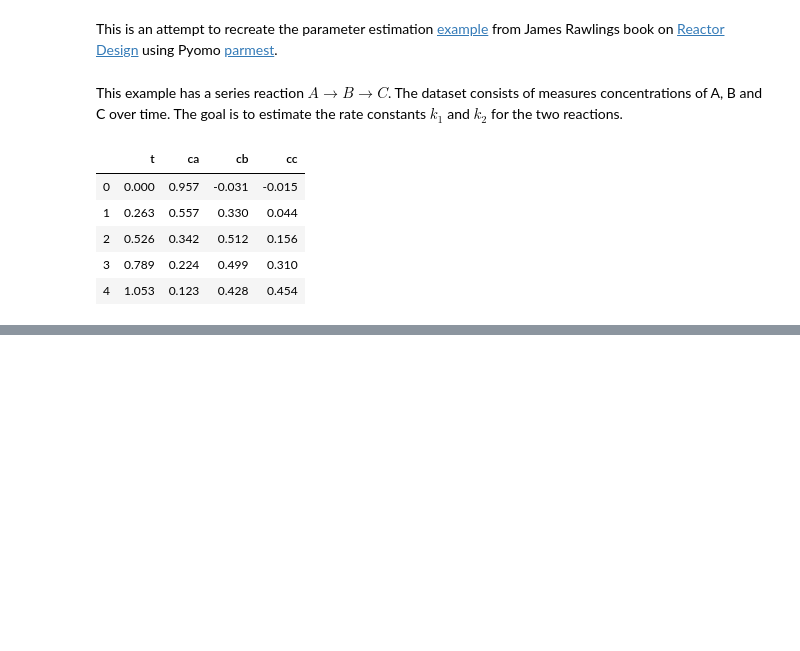
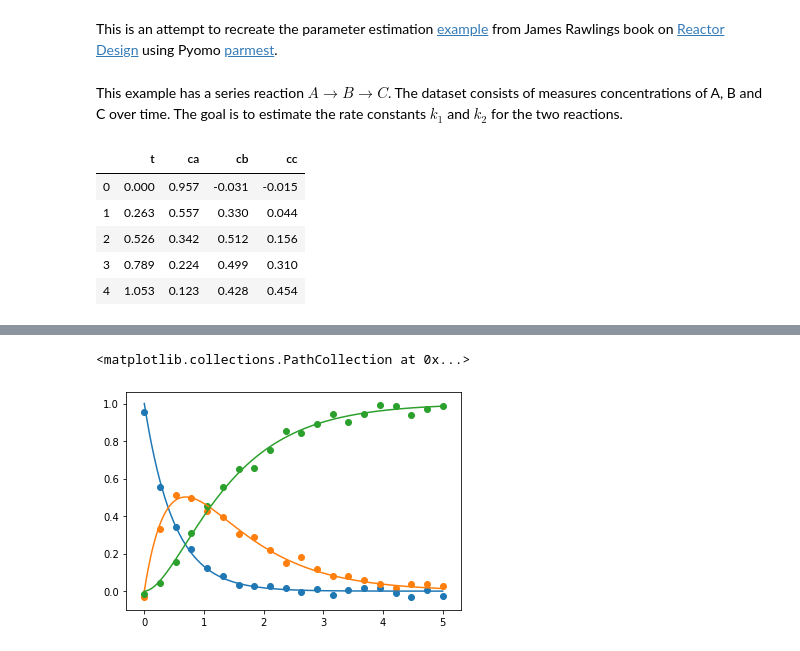
Before and after one commit to notesofdabbler/learn_pyomo, a Jupyter notebook: wk_parmest/ABC_parmest.ipynb, the cells around one changed output, grey strips where cells are left out. Saved outputs shown, nothing was run; the diff lists cells and outputs as text; code cells hidden in the pictures; blank space fills up the shorter version.

Commit message:
added some more examples of parameter estimation from Rawlings Reactor Design Book

```diff
--- a/wk_parmest/ABC_parmest.ipynb
+++ b/wk_parmest/ABC_parmest.ipynb
@@ -29,7 +29,7 @@ data = [{'ca_meas': {k:v for (k, v) in zip(data_df.t, data_df.ca)},
 #
 # Define the model
 #
-def ABC_model(data):
+def ABC_model(data, disctype):
 
     ca_meas = data['ca_meas']
     cb_meas = data['cb_meas']
@@ -96,8 +96,12 @@ def ABC_model(data):
         return model.FirstStageCost + model.SecondStageCost
     m.Total_Cost_Objective = Objective(rule=total_cost_rule, sense=minimize)
 
-    disc = TransformationFactory('dae.collocation')
-    disc.apply_to(m, nfe=20, ncp=4)
+    if disctype == 'colloc':
+        disc = TransformationFactory('dae.collocation')
+        disc.apply_to(m, nfe=20, ncp=4)
+    else:
+        disc = TransformationFactory('dae.finite_difference')
+        disc.apply_to(m, nfe=500, scheme = 'BACKWARD')
 
     return m
 # %%
@@ -127,0 +161,7 @@ iter    objective    inf_pr   inf_du lg(mu)  ||d||  lg(rg) alpha_du alpha_pr  ls
+# %%
+# Get ca, cb, cc profiles with estimated parameters
+ms = ABC_model(data[0], 'finite-difference')
+ms.k1.fix(theta['k1'])
+ms.k2.fix(theta['k2'])
+solver = SolverFactory('ipopt')
+solver.solve(ms, tee = True)
@@ -127,0 +187,11 @@ iter    objective    inf_pr   inf_du lg(mu)  ||d||  lg(rg) alpha_du alpha_pr  ls
+# %%
+fig, ax = plt.subplots()
+ax.plot(list(ms.time), [ms.ca[t]() for t in ms.time])
+ax.plot(list(ms.time), [ms.cb[t]() for t in ms.time])
+ax.plot(list(ms.time), [ms.cc[t]() for t in ms.time])
+ax.scatter(data[0]['ca_meas'].keys(), data[0]['ca_meas'].values())
+ax.scatter(data[0]['cb_meas'].keys(), data[0]['cb_meas'].values())
+ax.scatter(data[0]['cc_meas'].keys(), data[0]['cc_meas'].values())
+# %% [output]
+<matplotlib.collections.PathCollection at 0x...>
+[figure, added]
```
Also changed, not shown: parts of 6 cells of this notebook, 10 other files.
